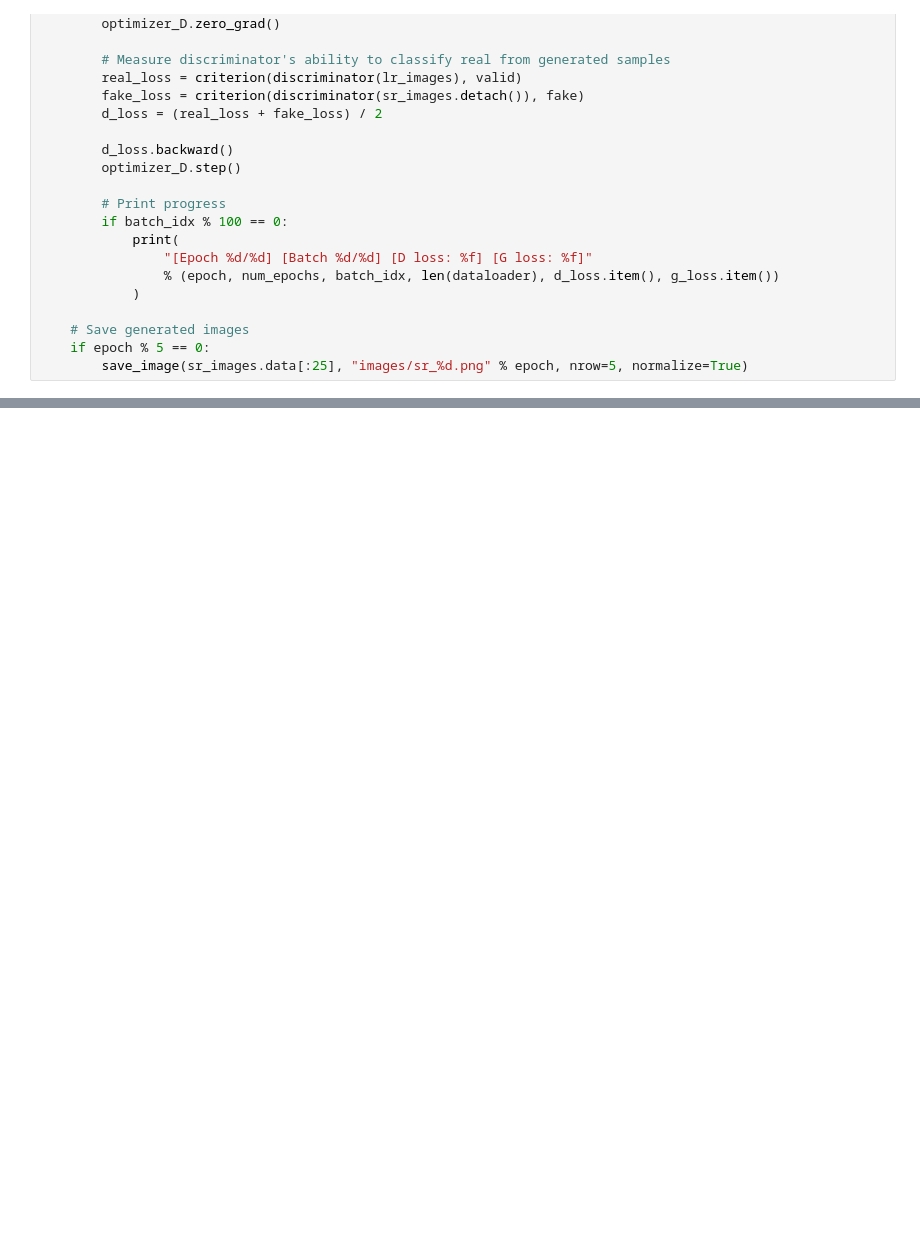
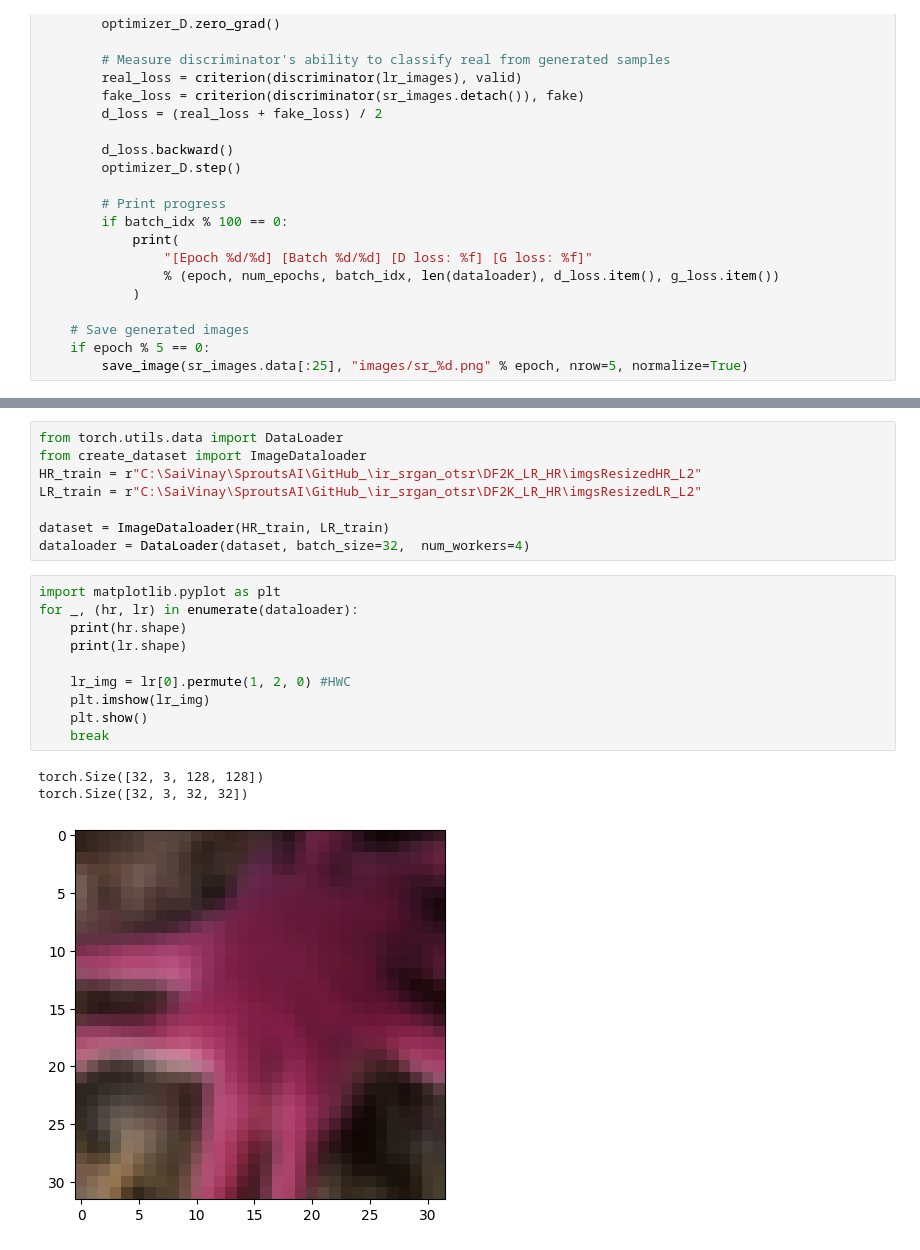
Before and after one commit to saivinay997/ir_srgan_otsr, a Jupyter notebook: src/dev.ipynb, the cells around one changed output, grey strips where cells are left out. Saved outputs shown, nothing was run; the diff lists cells and outputs as text; blank space fills up the shorter version.

```diff
--- a/src/dev.ipynb
+++ b/src/dev.ipynb
@@ -531,0 +598,22 @@ for epoch in range(num_epochs):
+# %%
+from torch.utils.data import DataLoader
+from create_dataset import ImageDataloader
+HR_train = r"C:\SaiVinay\SproutsAI\GitHub_\ir_srgan_otsr\DF2K_LR_HR\imgsResizedHR_L2"
+LR_train = r"C:\SaiVinay\SproutsAI\GitHub_\ir_srgan_otsr\DF2K_LR_HR\imgsResizedLR_L2"
+
+dataset = ImageDataloader(HR_train, LR_train)
+dataloader = DataLoader(dataset, batch_size=32,  num_workers=4)
+# %%
+import matplotlib.pyplot as plt
+for _, (hr, lr) in enumerate(dataloader):
+    print(hr.shape)
+    print(lr.shape)
+
+    lr_img = lr[0].permute(1, 2, 0) #HWC
+    plt.imshow(lr_img)
+    plt.show()
+    break
+# %% [output]
+torch.Size([32, 3, 128, 128])
+torch.Size([32, 3, 32, 32])
+[figure, added]
```
Also changed, not shown: parts of 6 cells of this notebook, 15 other files.
